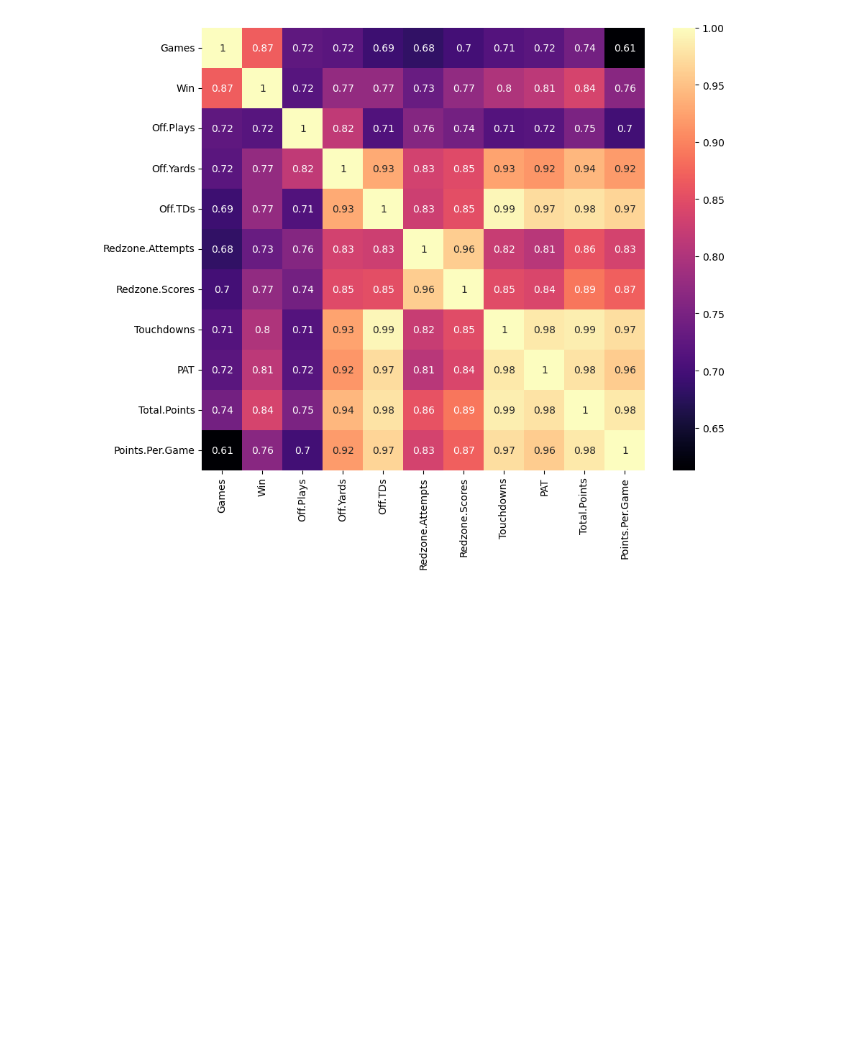
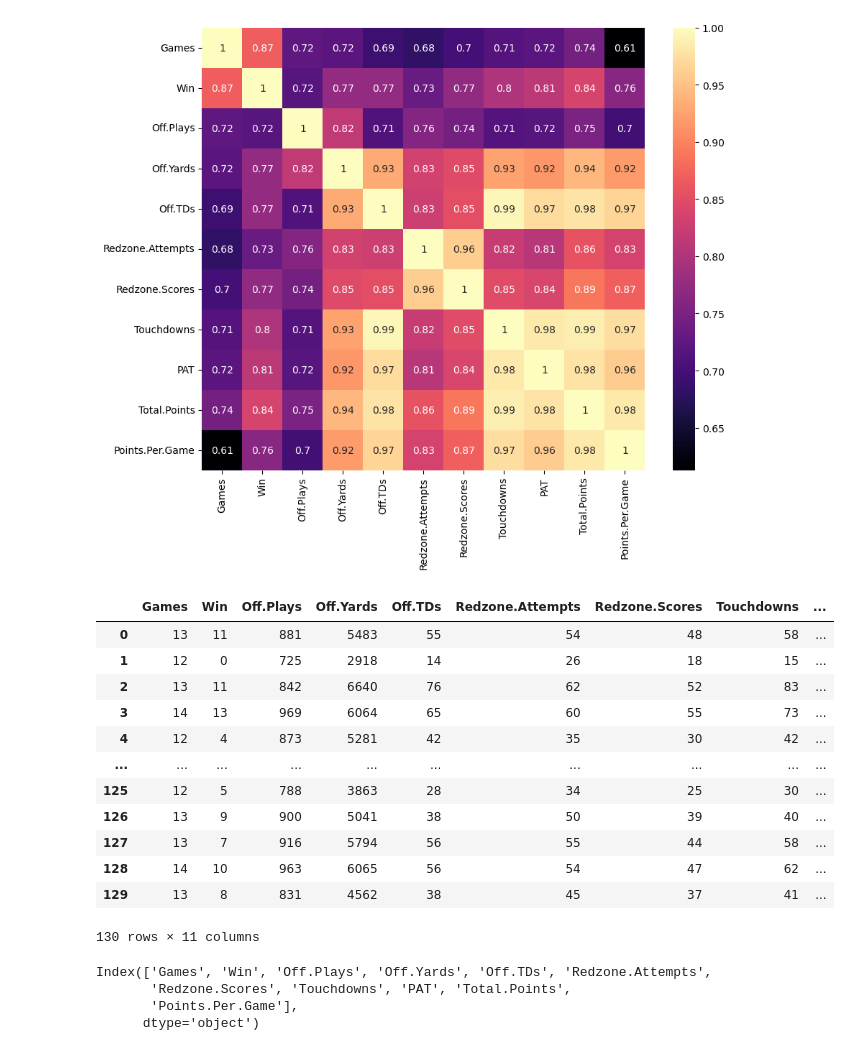
Before and after one commit to omidshafiee/DS, a Jupyter notebook: 03- EDA/02- EDA Sample CFB.ipynb, the cells around one changed output. Cells and saved outputs as stored; diff of their text form; code cells hidden in the pictures; blank space fills up the shorter version.

```diff
--- a/03- EDA/02- EDA Sample CFB.ipynb
+++ b/03- EDA/02- EDA Sample CFB.ipynb
@@ -104,4 +104,27 @@ sns.heatmap(df_factors[df_factors.index], cmap='magma', annot=True, square=True)
 # %% [output]
 <Axes: >
 [figure]
+# %%
+df[df_factors.index]
+# %% [output]
+|  | Games | Win | Off.Plays | Off.Yards | Off.TDs | Redzone.Attempts | Redzone.Scores | Touchdowns | ... |
+| 0 | 13 | 11 | 881 | 5483 | 55 | 54 | 48 | 58 | ... |
+| 1 | 12 | 0 | 725 | 2918 | 14 | 26 | 18 | 15 | ... |
+| 2 | 13 | 11 | 842 | 6640 | 76 | 62 | 52 | 83 | ... |
+| 3 | 14 | 13 | 969 | 6064 | 65 | 60 | 55 | 73 | ... |
+| 4 | 12 | 4 | 873 | 5281 | 42 | 35 | 30 | 42 | ... |
+| ... | ... | ... | ... | ... | ... | ... | ... | ... | ... |
+| 125 | 12 | 5 | 788 | 3863 | 28 | 34 | 25 | 30 | ... |
+| 126 | 13 | 9 | 900 | 5041 | 38 | 50 | 39 | 40 | ... |
+| 127 | 13 | 7 | 916 | 5794 | 56 | 55 | 44 | 58 | ... |
+| 128 | 14 | 10 | 963 | 6065 | 56 | 54 | 47 | 62 | ... |
+| 129 | 13 | 8 | 831 | 4562 | 38 | 45 | 37 | 41 | ... |
+130 rows × 11 columns
+# %%
+df_factors.index
+# %% [output]
+Index(['Games', 'Win', 'Off.Plays', 'Off.Yards', 'Off.TDs', 'Redzone.Attempts',
+       'Redzone.Scores', 'Touchdowns', 'PAT', 'Total.Points',
+       'Points.Per.Game'],
+      dtype='object')
 # %%
```
Also changed, not shown: parts of 1 cell of this notebook, 1 other file.
